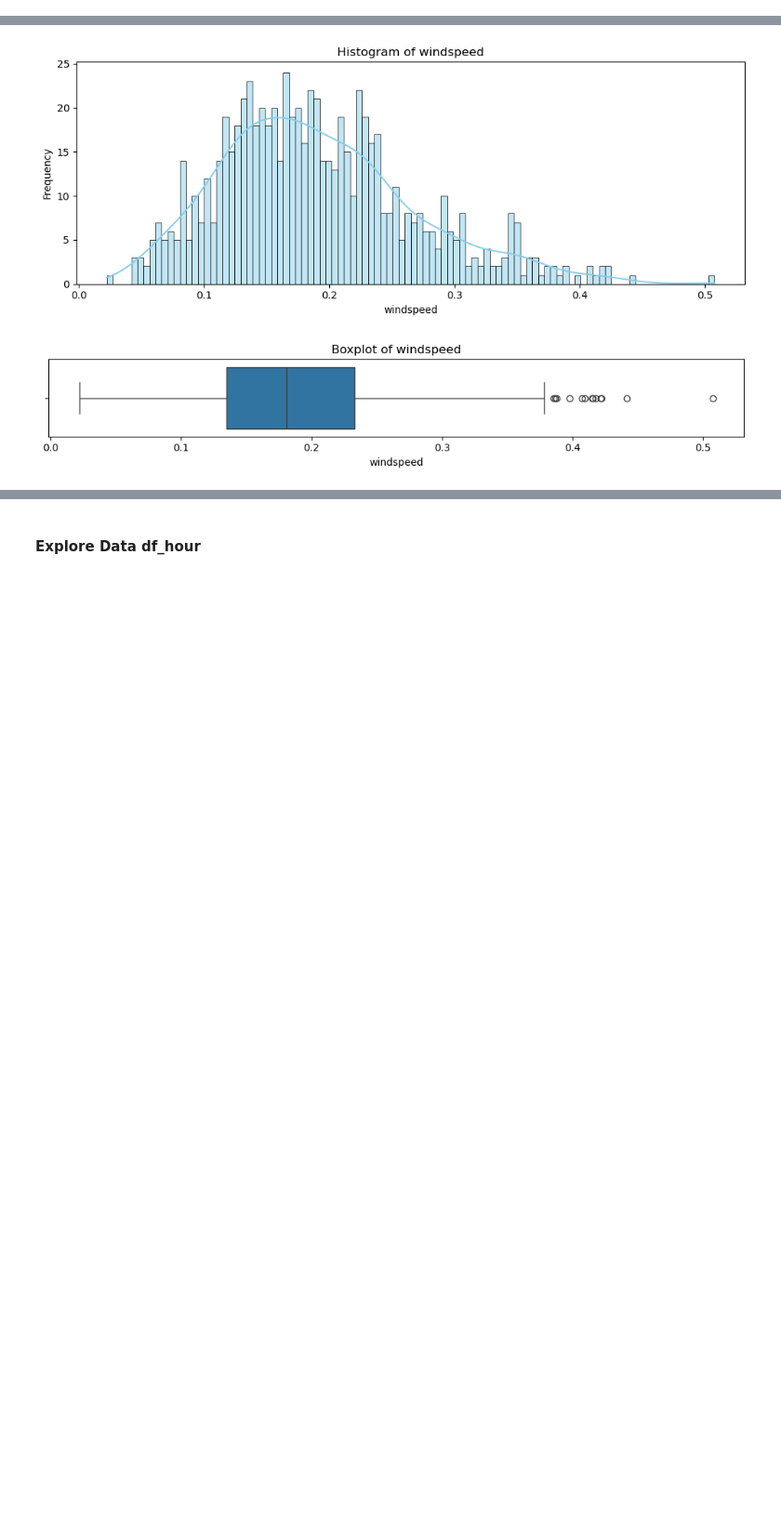
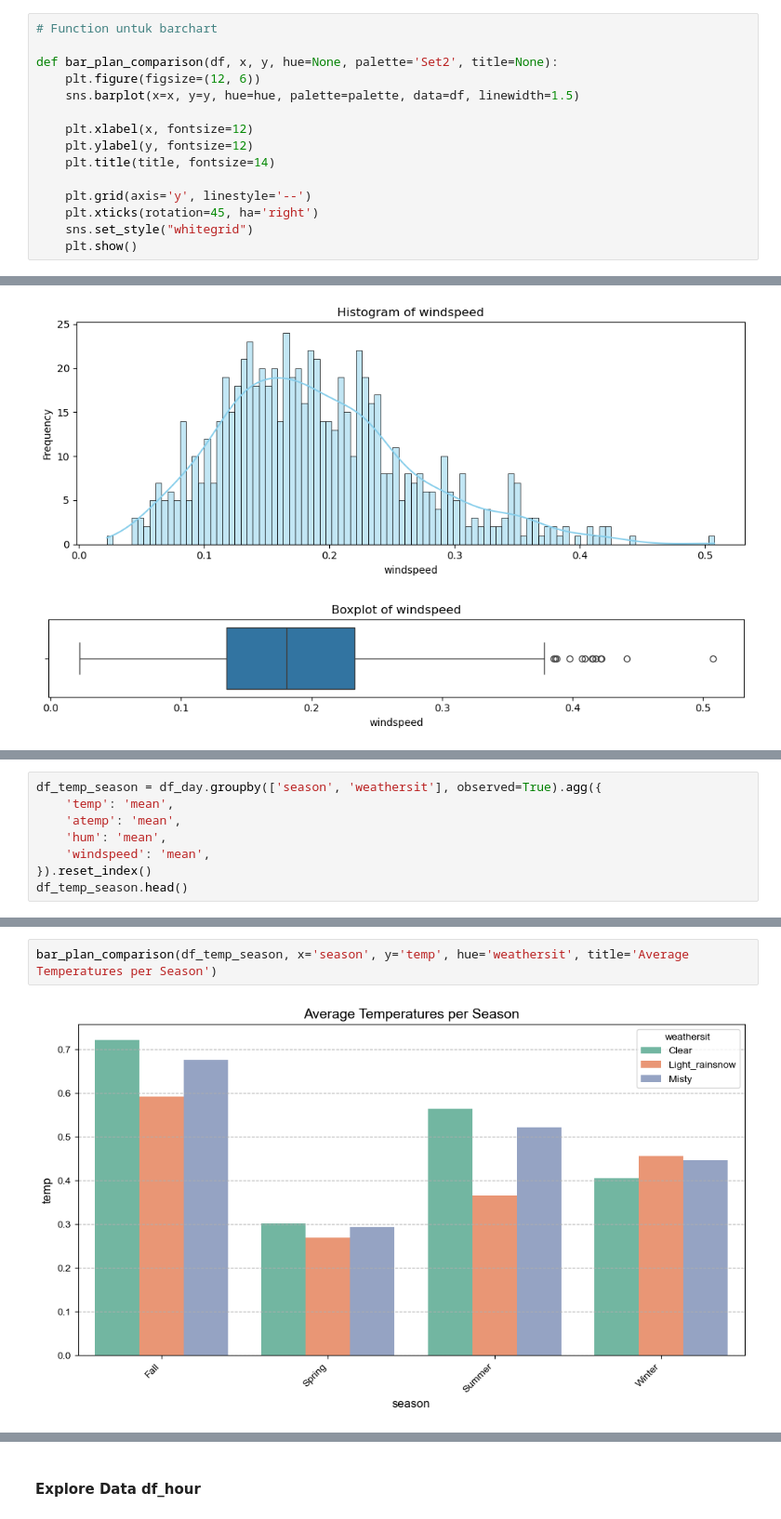
Before and after one commit to fawwazaid/proyek_analisis_data, a Jupyter notebook: submission/notebook.ipynb, the cells around one changed output, grey strips where cells are left out. Shown at 93% size. Cells and saved outputs as stored; diff of their text form; blank space fills up the shorter version.

```diff
--- a/submission/notebook.ipynb
+++ b/submission/notebook.ipynb
@@ -890,3 +802,18 @@ def box (df, col):
     plt.title(f"Boxplot of {col}")
     plt.tight_layout()
     plt.show()
+# %%
+# Function untuk barchart
+
+def bar_plan_comparison(df, x, y, hue=None, palette='Set2', title=None):
+    plt.figure(figsize=(12, 6))
+    sns.barplot(x=x, y=y, hue=hue, palette=palette, data=df, linewidth=1.5)
+
+    plt.xlabel(x, fontsize=12)
+    plt.ylabel(y, fontsize=12)
+    plt.title(title, fontsize=14)
+
+    plt.grid(axis='y', linestyle='--')
+    plt.xticks(rotation=45, ha='right')
+    sns.set_style("whitegrid")
+    plt.show()
@@ -951,0 +871,8 @@ for col in df_day_cont.columns:
+# %%
+df_temp_season = df_day.groupby(['season', 'weathersit'], observed=True).agg({
+    'temp': 'mean',
+    'atemp': 'mean',
+    'hum': 'mean',
+    'windspeed': 'mean',
+}).reset_index()
+df_temp_season.head()
@@ -951,0 +886,4 @@ for col in df_day_cont.columns:
+# %%
+bar_plan_comparison(df_temp_season, x='season', y='temp', hue='weathersit', title='Average Temperatures per Season')
+# %% [output]
+[figure, added]
```
Also changed, not shown: parts of 79 cells of this notebook.
